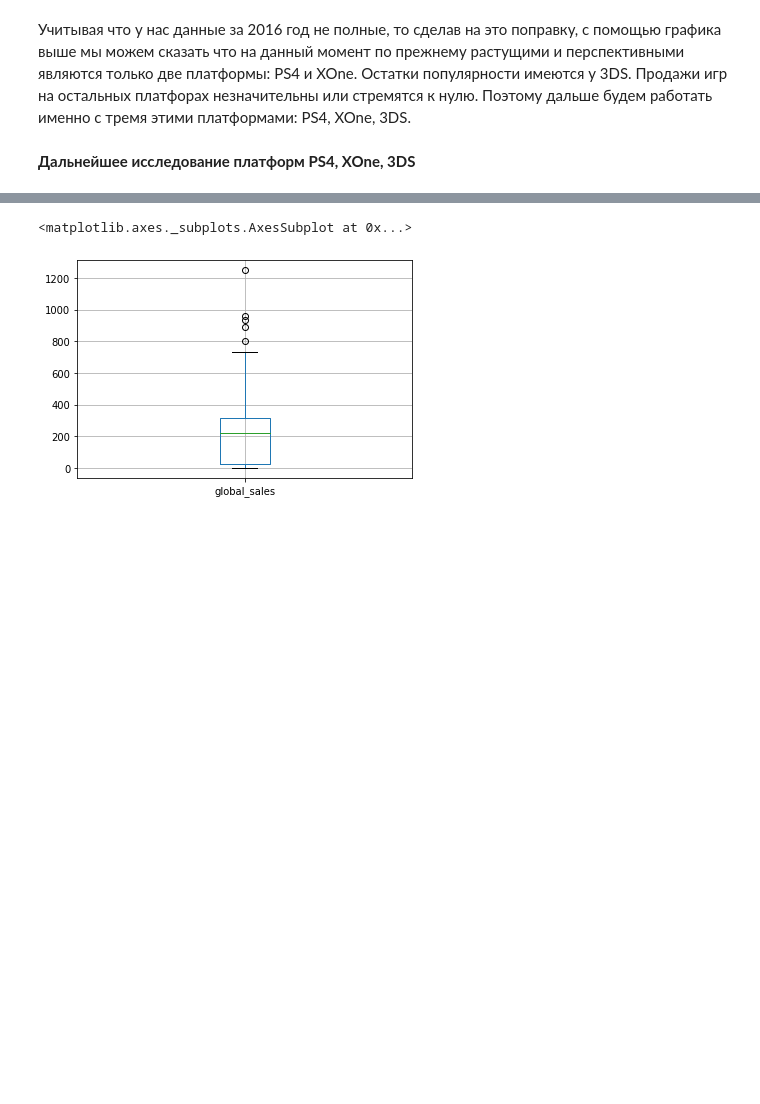
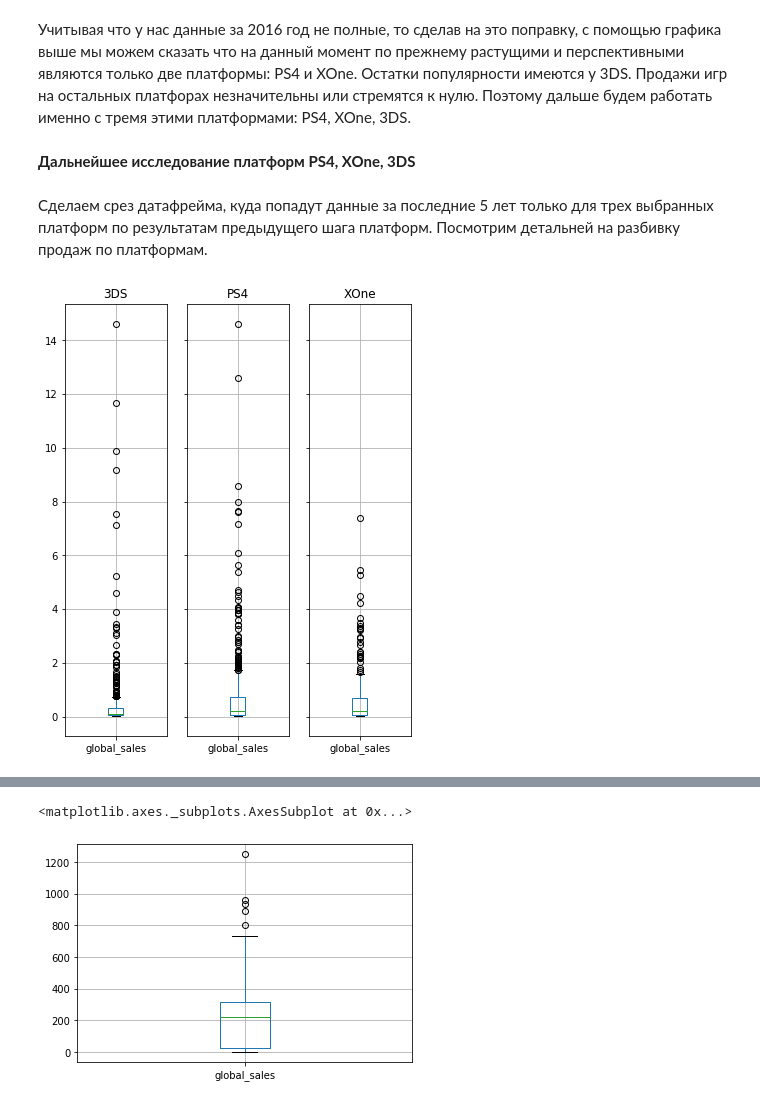
Before and after one commit to nktnlx/data_analysis_portfolio, a Jupyter notebook: video_games_sales.ipynb, the cells around one changed output, grey strips where cells are left out. Drawn from its saved outputs; the diff is of its cells as text; code cells hidden in the pictures; blank space fills up the shorter version.

```diff
--- a/video_games_sales.ipynb
+++ b/video_games_sales.ipynb
@@ -1449,0 +1446,16 @@ plt.title('Оценка динамики продаж игр на различн
+# %% [markdown]
+Сделаем срез датафрейма, куда попадут данные за последние 5 лет только для трех выбранных платформ по результатам предыдущего шага платформ. Посмотрим детальней на разбивку продаж по платформам.
+# %%
+# список названий трех наиболее актуальных платформ
+popular_platforms = ['PS4', 'XOne', '3DS']
+
+# делаем выборку по названию платформ и году
+df_3p = df.query('platform in @popular_platforms & year_of_release > 2011') \
+          .reset_index(drop=True)
+# %%
+# построение графика типа боксплот (глобальные продажи с разбивкой по платформам)
+df_3p.groupby(['platform']).boxplot(column='global_sales',
+                                    figsize=(6, 8),
+                                    layout=(1, 3));
+# %% [output]
+[figure, added]
```
Also changed, not shown: parts of 23 cells of this notebook.
